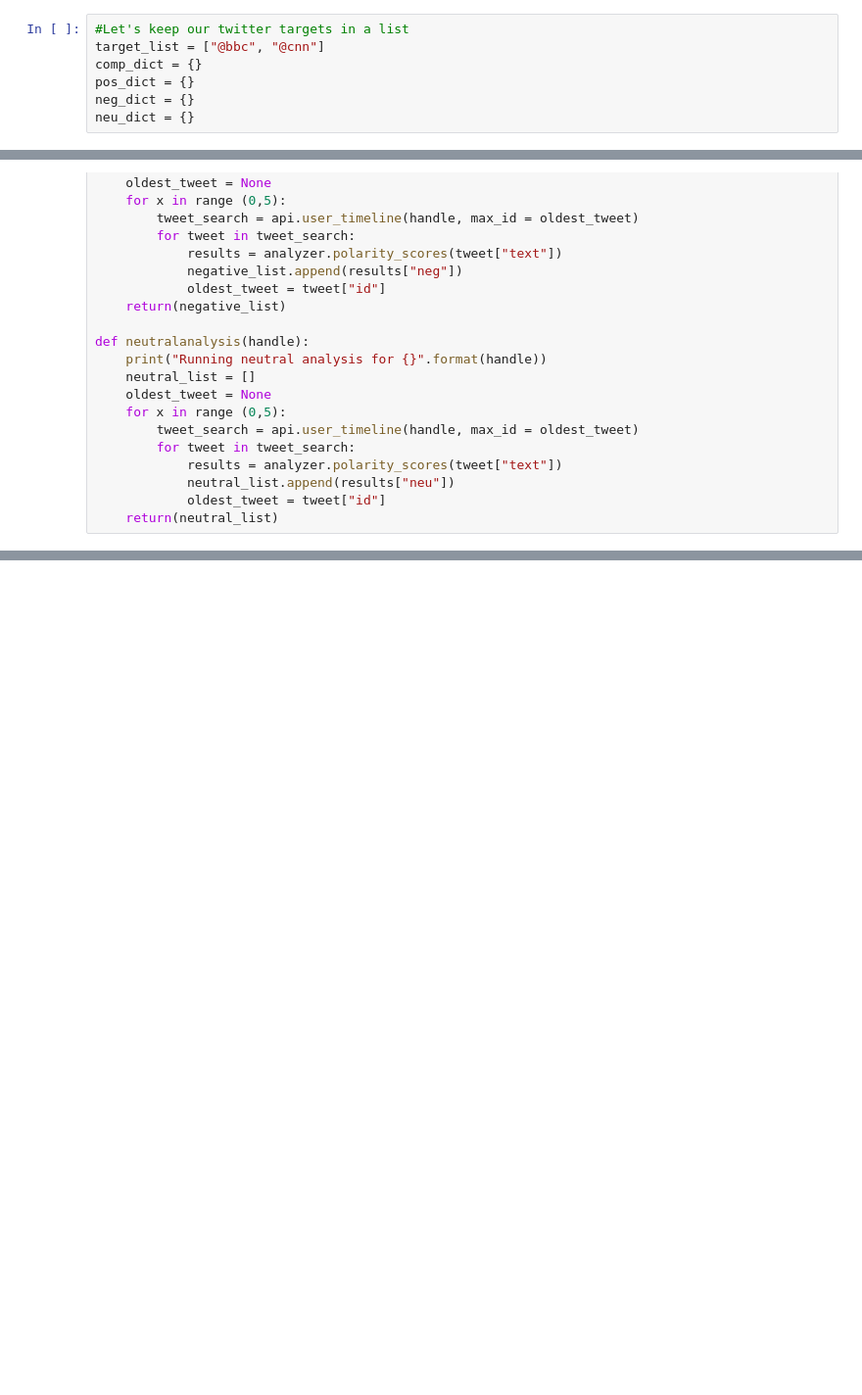
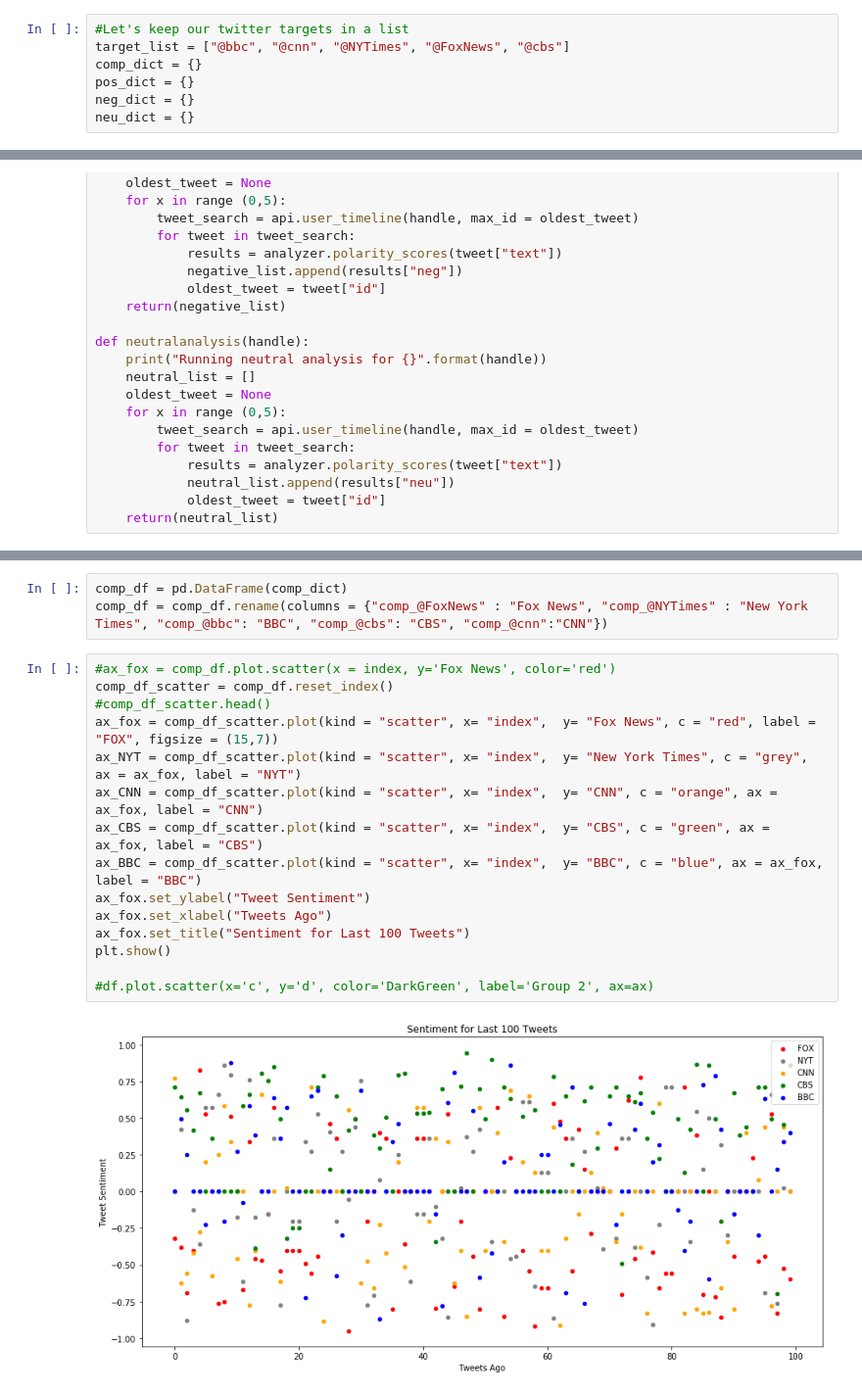
Before and after one commit to thomasjoldfield/SentimentAnalysis, a Jupyter notebook: TwitterSentimentAnalysis.ipynb, the cells around one changed output, grey strips where cells are left out. Shown: that part at 98% size. Saved outputs shown, nothing was run; the diff lists cells and outputs as text; blank space fills up the shorter version.

Commit message:
got some good looking plots

```diff
--- a/TwitterSentimentAnalysis.ipynb
+++ b/TwitterSentimentAnalysis.ipynb
@@ -23,7 +23,7 @@ auth.set_access_token(access_token, access_token_secret)
 api = tweepy.API(auth, parser=tweepy.parsers.JSONParser())
 # %%
 #Let's keep our twitter targets in a list
-target_list = ["@bbc", "@cnn"]
+target_list = ["@bbc", "@cnn", "@NYTimes", "@FoxNews", "@cbs"]
 comp_dict = {}
 pos_dict = {}
 neg_dict = {}
@@ -119,0 +153,20 @@ len([0.0, 0.4939, 0.25, 0.0, 0.0, -0.2263, 0.0, 0.0, -0.2023, 0.875, 0.2732, -0.
+# %%
+comp_df = pd.DataFrame(comp_dict)
+comp_df = comp_df.rename(columns = {"comp_@FoxNews" : "Fox News", "comp_@NYTimes" : "New York Times", "comp_@bbc": "BBC", "comp_@cbs": "CBS", "comp_@cnn":"CNN"})
+# %%
+#ax_fox = comp_df.plot.scatter(x = index, y='Fox News', color='red')
+comp_df_scatter = comp_df.reset_index()
+#comp_df_scatter.head()
+ax_fox = comp_df_scatter.plot(kind = "scatter", x= "index",  y= "Fox News", c = "red", label = "FOX", figsize = (15,7))
+ax_NYT = comp_df_scatter.plot(kind = "scatter", x= "index",  y= "New York Times", c = "grey", ax = ax_fox, label = "NYT")
+ax_CNN = comp_df_scatter.plot(kind = "scatter", x= "index",  y= "CNN", c = "orange", ax = ax_fox, label = "CNN")
+ax_CBS = comp_df_scatter.plot(kind = "scatter", x= "index",  y= "CBS", c = "green", ax = ax_fox, label = "CBS")
+ax_BBC = comp_df_scatter.plot(kind = "scatter", x= "index",  y= "BBC", c = "blue", ax = ax_fox, label = "BBC")
+ax_fox.set_ylabel("Tweet Sentiment")
+ax_fox.set_xlabel("Tweets Ago")
+ax_fox.set_title("Sentiment for Last 100 Tweets")
+plt.show()
+
+#df.plot.scatter(x='c', y='d', color='DarkGreen', label='Group 2', ax=ax)
+# %% [output]
+[figure, added]
```
Also changed, not shown: parts of 5 cells of this notebook, 1 other file.
